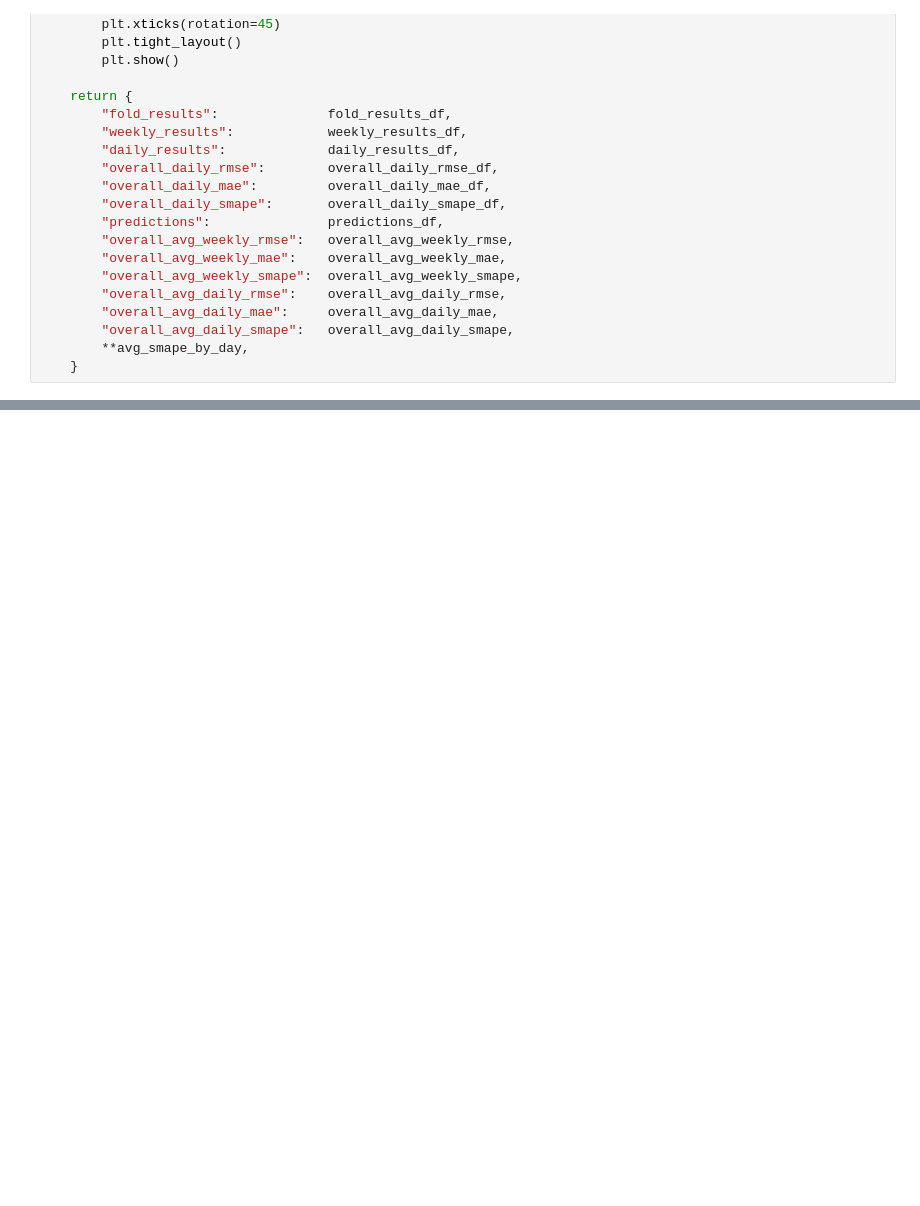
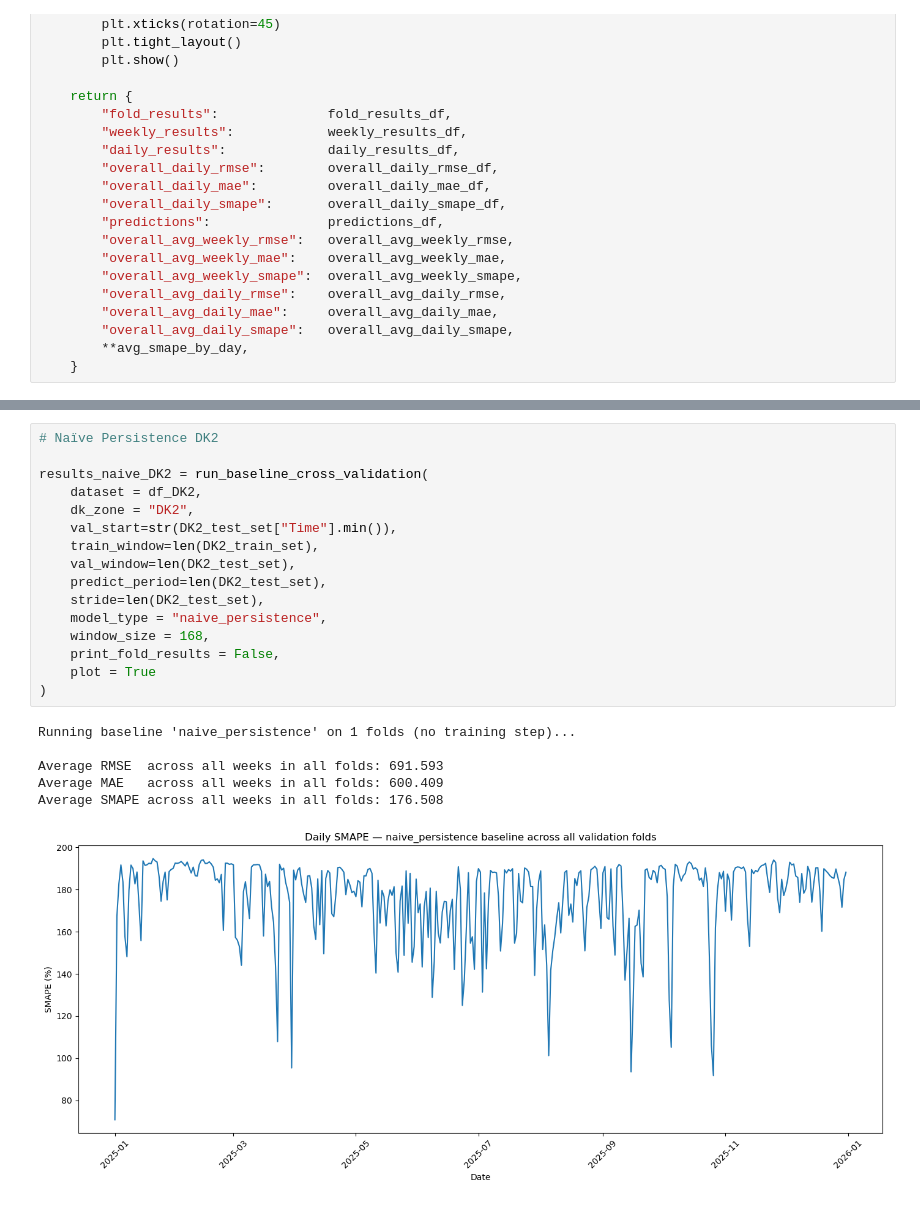
Before and after one commit to chrso19/Speciale_Kode, a Jupyter notebook: Baseline/baseline.ipynb, the cells around one changed output, grey strips where cells are left out. Drawn from its saved outputs; the diff is of its cells as text; blank space fills up the shorter version.

Commit message:
Finalized running code for baselines

```diff
--- a/Baseline/baseline.ipynb
+++ b/Baseline/baseline.ipynb
@@ -589,0 +598,23 @@ Average SMAPE across all weeks in all folds: 181.359
+# %%
+# Naïve Persistence DK2
+
+results_naive_DK2 = run_baseline_cross_validation(
+    dataset = df_DK2,
+    dk_zone = "DK2",
+    val_start=str(DK2_test_set["Time"].min()),
+    train_window=len(DK2_train_set),
+    val_window=len(DK2_test_set),
+    predict_period=len(DK2_test_set),
+    stride=len(DK2_test_set),
+    model_type = "naive_persistence",
+    window_size = 168,
+    print_fold_results = False,
+    plot = True
+)
+# %% [output]
+Running baseline 'naive_persistence' on 1 folds (no training step)...
+
+Average RMSE  across all weeks in all folds: 691.593
+Average MAE   across all weeks in all folds: 600.409
+Average SMAPE across all weeks in all folds: 176.508
+[figure, added]
```
Also changed, not shown: parts of 9 cells of this notebook, 49 other files.
